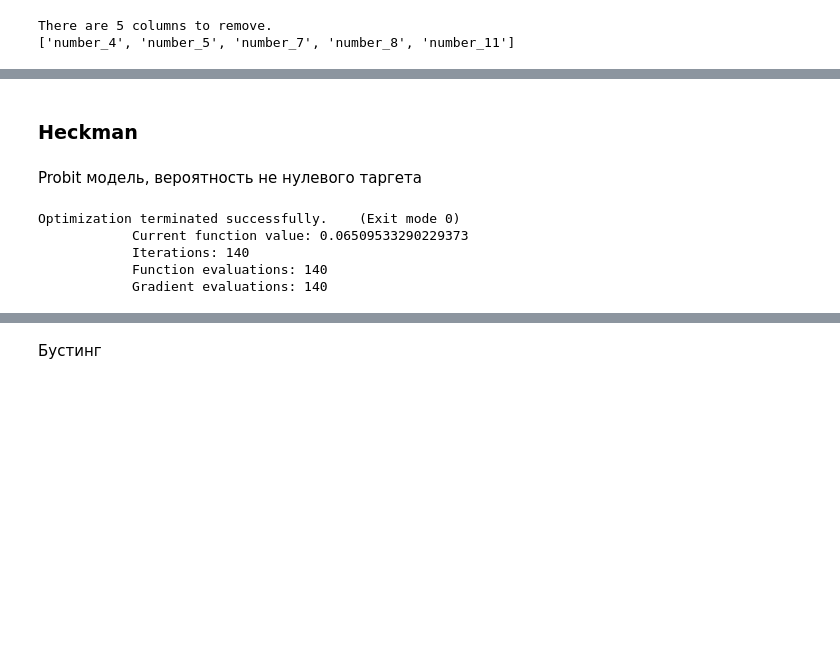
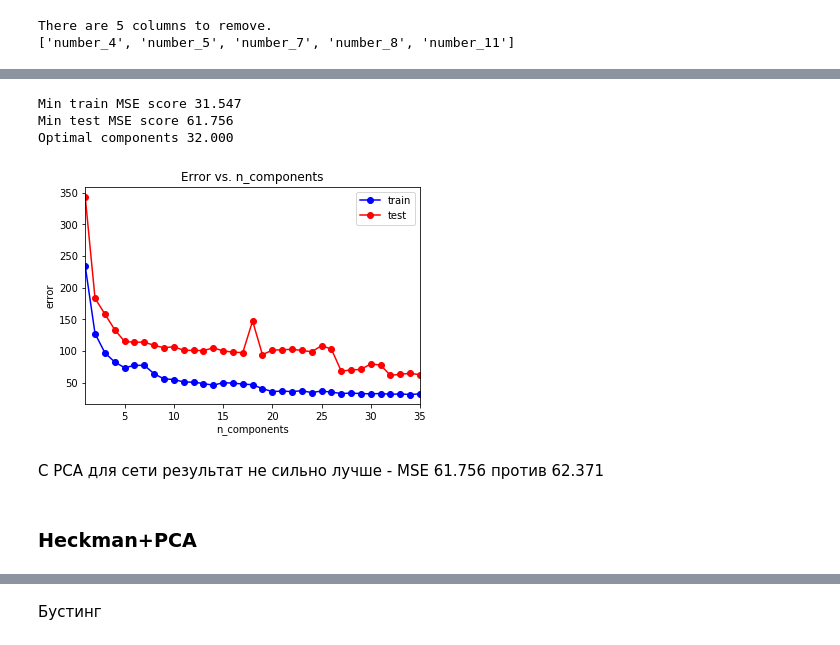
Before and after one commit to CobaltLS/MachineLearning, a Jupyter notebook: SDSJ/SDSJ2018.ipynb, the cells around one changed output, grey strips where cells are left out. Drawn from its saved outputs; the diff is of its cells as text; code cells hidden in the pictures; blank space fills up the shorter version.

```diff
--- a/SDSJ/SDSJ2018.ipynb
+++ b/SDSJ/SDSJ2018.ipynb
@@ -473,2 +650,43 @@ pass
+# %%
+n_components_arr = np.linspace(1, X_train.shape[1], num=X_train.shape[1], dtype='int8')
+test_err = []
+train_err = []
+for n_components in n_components_arr:
+    pca = PCA(n_components = n_components)
+    X_train_pca = pca.fit_transform(X_train)
+    X_test_pca = pca.transform(X_test)
+
+    mlp_model = MLPRegressor(alpha = alpha_opt, hidden_layer_sizes = (300, 250),
+                              solver = 'lbfgs', activation = 'logistic', random_state = 42)
+    mlp_model.fit(X_train_pca, y_train)
+
+    y_train_pred = mlp_model.predict(X_train_pca)
+    y_test_pred = mlp_model.predict(X_test_pca)
+    train_err.append(mean_squared_error(y_train, y_train_pred))
+    test_err.append(mean_squared_error(y_test, y_test_pred))
+
+min_train_err = np.min(train_err)
+min_test_err = np.min(test_err)
+print('Min train MSE score %.3f' % min_train_err)
+print('Min test MSE score %.3f' % min_test_err)
+alpha_opt = n_components_arr[test_err == min_test_err]
+print('Optimal components %.3f' % alpha_opt)
+
+plt.plot(n_components_arr, train_err, 'b-o', label = 'train')
+plt.plot(n_components_arr, test_err, 'r-o', label = 'test')
+plt.xlim([np.min(n_components_arr),np.max(n_components_arr)])
+plt.title('Error vs. n_components')
+plt.xlabel('n_components')
+plt.ylabel('error')
+plt.legend()
+pass
+# %% [output]
+Min train MSE score 31.547
+Min test MSE score 61.756
+Optimal components 32.000
+[figure, added]
+# %% [markdown]
+С PCA для сети результат не сильно лучше -
+MSE 61.756 против 62.371
 # %% [markdown]
-### Heckman
+### Heckman+PCA
@@ -480,15 +692,0 @@ y_train_class = (y_train>0).astype(int)
-# %% [markdown]
-Probit модель, вероятность не нулевого таргета
-# %%
-selection = Probit(y_train_class, X_train)
-selection_result = selection.fit_regularized(alpha=1)
-
-xb_probit_train = np.matmul(X_train, selection_result.params)
-pred_train_class = norm.cdf(xb_probit_train)
-X_train["inv_mills"] = norm.pdf(xb_probit_train)/norm.cdf(xb_probit_train)
-# %% [output]
-Optimization terminated successfully.    (Exit mode 0)
-            Current function value: 0.06509533290229373
-            Iterations: 140
-            Function evaluations: 140
-            Gradient evaluations: 140
```
Also changed, not shown: parts of 56 cells of this notebook.
